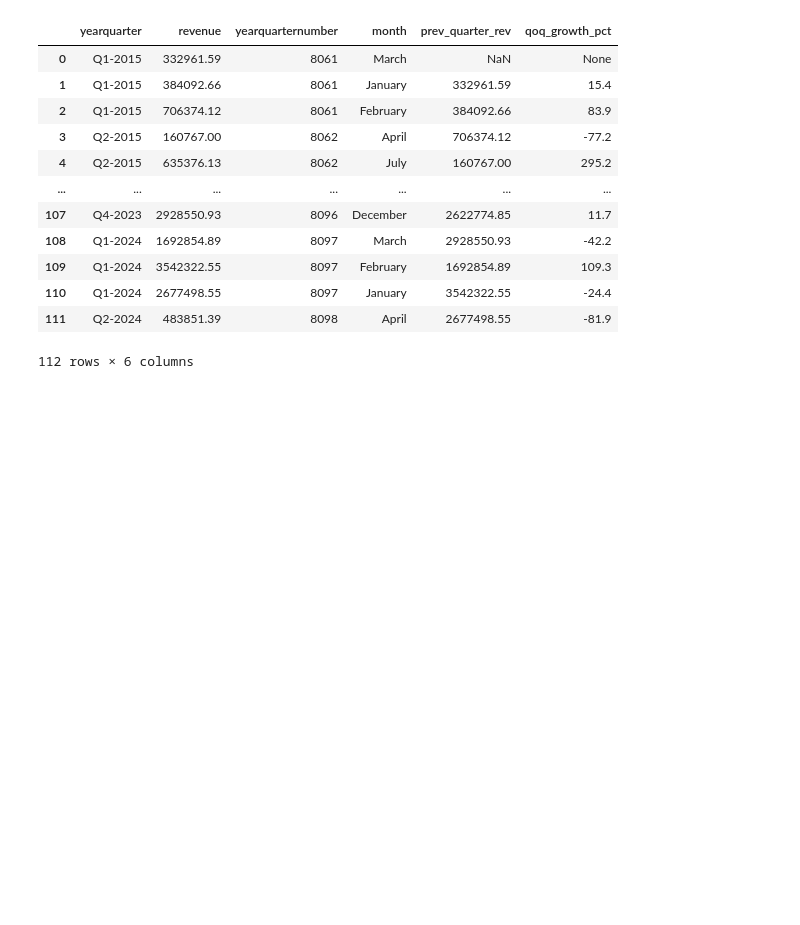
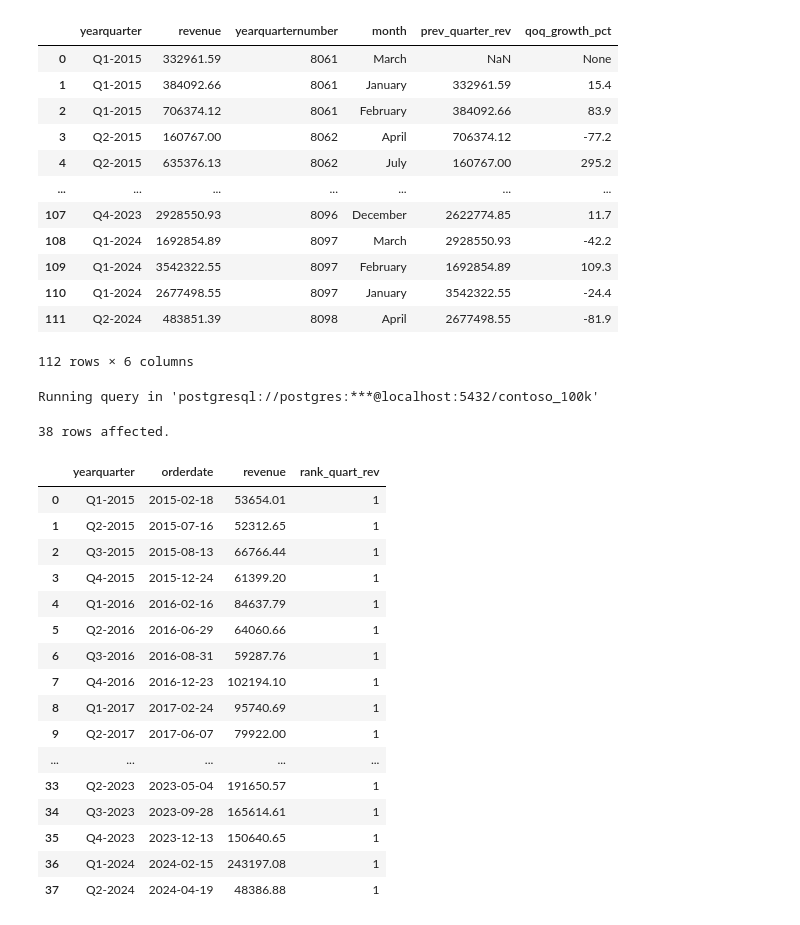
Before and after one commit to C0deB3ast/Data_analysis_work, a Jupyter notebook: Resources/Blank_SQL_Notebook.ipynb, the cells around one changed output. Saved outputs shown, nothing was run; the diff lists cells and outputs as text; code cells hidden in the pictures; blank space fills up the shorter version.

```diff
--- a/Resources/Blank_SQL_Notebook.ipynb
+++ b/Resources/Blank_SQL_Notebook.ipynb
@@ -1657,0 +1658,54 @@ Running query in 'postgresql://postgres:***@localhost:5432/contoso_100k'
+# %%
+%%sql
+With workingday_revenue As (
+  select
+  d.yearquarter,
+  d.yearquarternumber,
+  s.orderdate,
+  Sum(quantity * netprice * exchangerate) AS revenue
+  from sales s
+  join date d on s.orderdate = d.date
+  Where d.workingday = 1
+  group by
+  d.yearquarter,
+  d.yearquarternumber,
+  s.orderdate
+),
+Ranked_days AS(
+Select
+yearquarter,
+yearquarternumber,
+orderdate,
+revenue,
+RANK() Over(Partition by yearquarternumber  order by revenue Desc) As rank_quart_rev
+FROM workingday_revenue
+)
+Select
+yearquarter,
+orderdate,
+revenue,
+rank_quart_rev
+From Ranked_days
+Where rank_quart_rev = 1
+order by
+yearquarternumber
+# %% [output]
+Running query in 'postgresql://postgres:***@localhost:5432/contoso_100k'
+38 rows affected.
+|  | yearquarter | orderdate | revenue | rank_quart_rev |
+| 0 | Q1-2015 | 2015-02-18 | 53654.01 | 1 |
+| 1 | Q2-2015 | 2015-07-16 | 52312.65 | 1 |
+| 2 | Q3-2015 | 2015-08-13 | 66766.44 | 1 |
+| 3 | Q4-2015 | 2015-12-24 | 61399.20 | 1 |
+| 4 | Q1-2016 | 2016-02-16 | 84637.79 | 1 |
+| 5 | Q2-2016 | 2016-06-29 | 64060.66 | 1 |
+| 6 | Q3-2016 | 2016-08-31 | 59287.76 | 1 |
+| 7 | Q4-2016 | 2016-12-23 | 102194.10 | 1 |
+| 8 | Q1-2017 | 2017-02-24 | 95740.69 | 1 |
+| 9 | Q2-2017 | 2017-06-07 | 79922.00 | 1 |
+| ... | ... | ... | ... | ... |
+| 33 | Q2-2023 | 2023-05-04 | 191650.57 | 1 |
+| 34 | Q3-2023 | 2023-09-28 | 165614.61 | 1 |
+| 35 | Q4-2023 | 2023-12-13 | 150640.65 | 1 |
+| 36 | Q1-2024 | 2024-02-15 | 243197.08 | 1 |
+| 37 | Q2-2024 | 2024-04-19 | 48386.88 | 1 |
```
Also changed, not shown: parts of 2 cells of this notebook.
